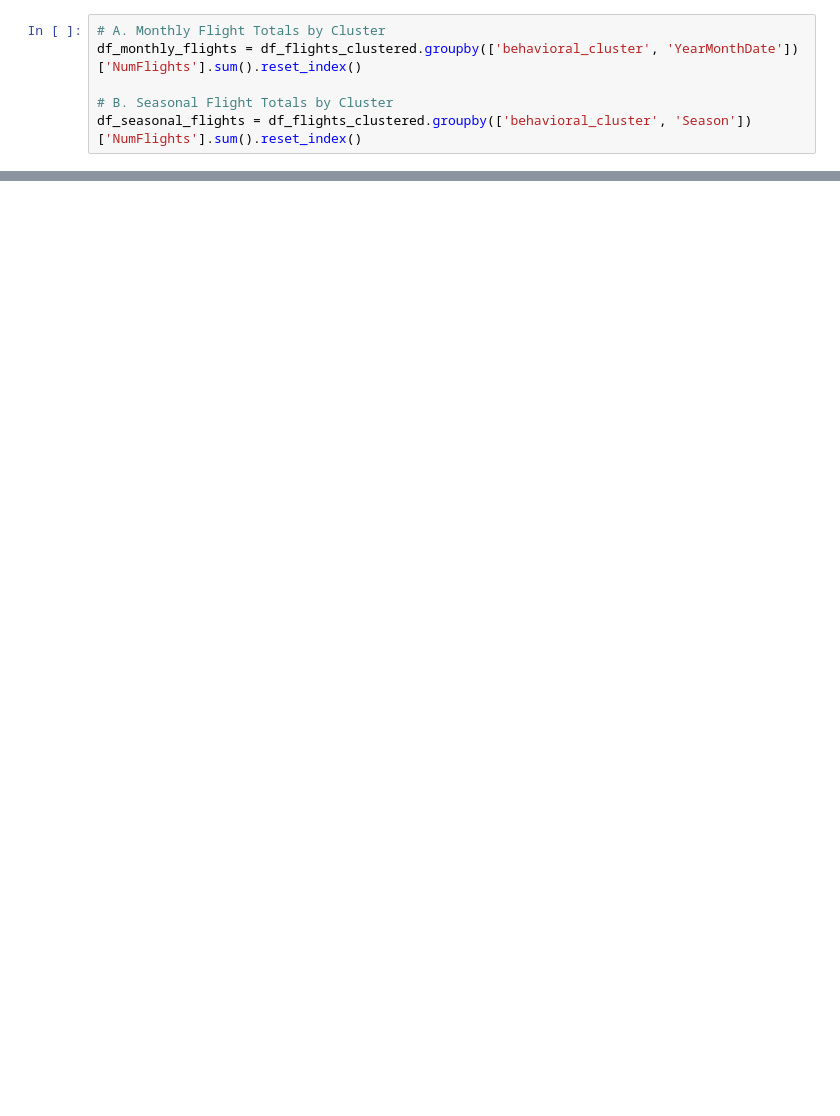
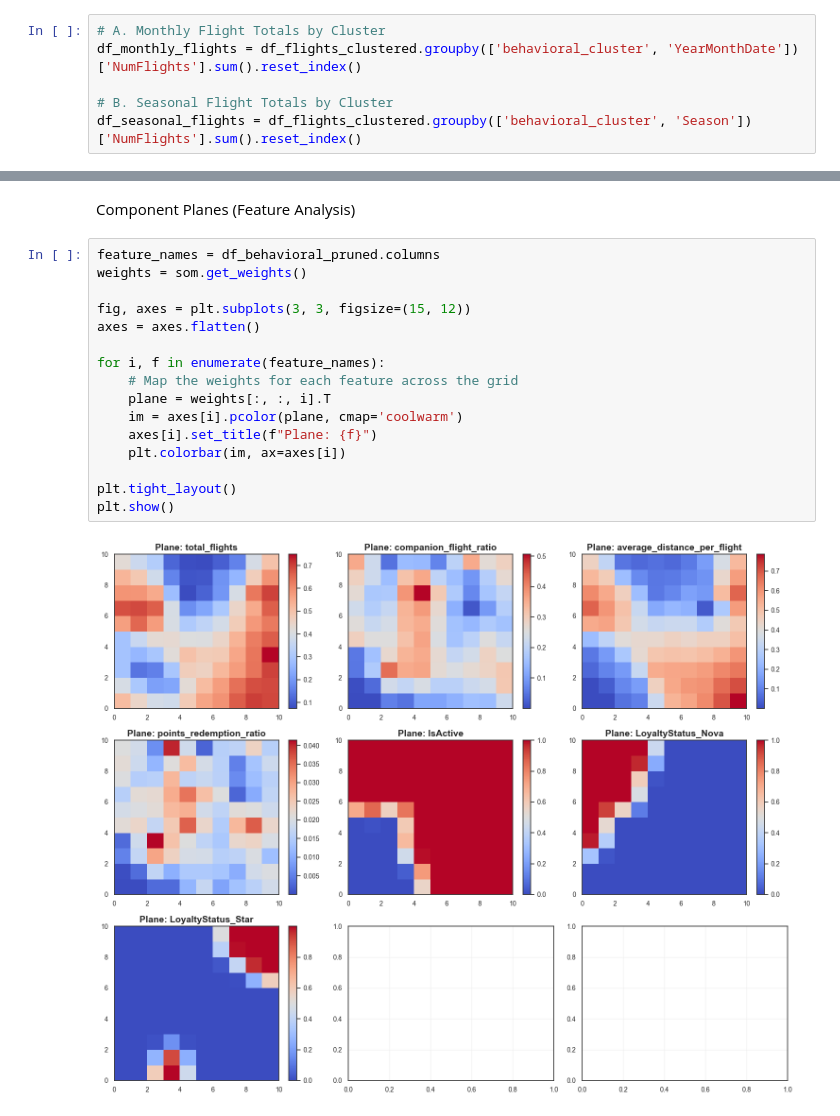
Before and after one commit to Mehmet1700/DataMining2025, a Jupyter notebook: notebooks_deliverable2/02_Clustering_Behavioral.ipynb, the cells around one changed output, grey strips where cells are left out. Drawn from its saved outputs; the diff is of its cells as text; blank space fills up the shorter version.

```diff
--- a/notebooks_deliverable2/02_Clustering_Behavioral.ipynb
+++ b/notebooks_deliverable2/02_Clustering_Behavioral.ipynb
@@ -618,0 +678,20 @@ plt.show()
+# %% [markdown]
+ Component Planes (Feature Analysis)
+# %%
+feature_names = df_behavioral_pruned.columns
+weights = som.get_weights()
+
+fig, axes = plt.subplots(3, 3, figsize=(15, 12))
+axes = axes.flatten()
+
+for i, f in enumerate(feature_names):
+    # Map the weights for each feature across the grid
+    plane = weights[:, :, i].T
+    im = axes[i].pcolor(plane, cmap='coolwarm')
+    axes[i].set_title(f"Plane: {f}")
+    plt.colorbar(im, ax=axes[i])
+
+plt.tight_layout()
+plt.show()
+# %% [output]
+[figure, added]
```
Also changed, not shown: parts of 48 cells of this notebook, 4 other files.
